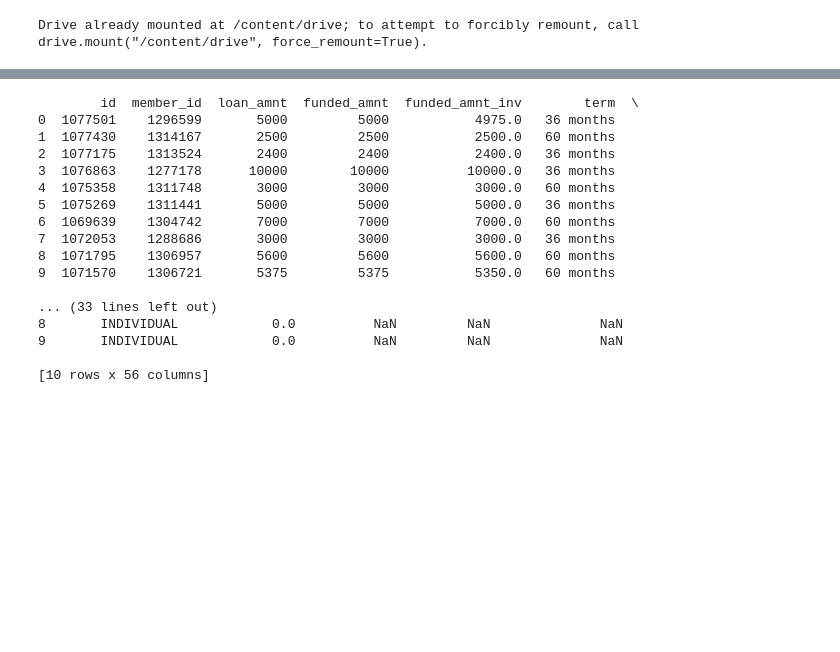
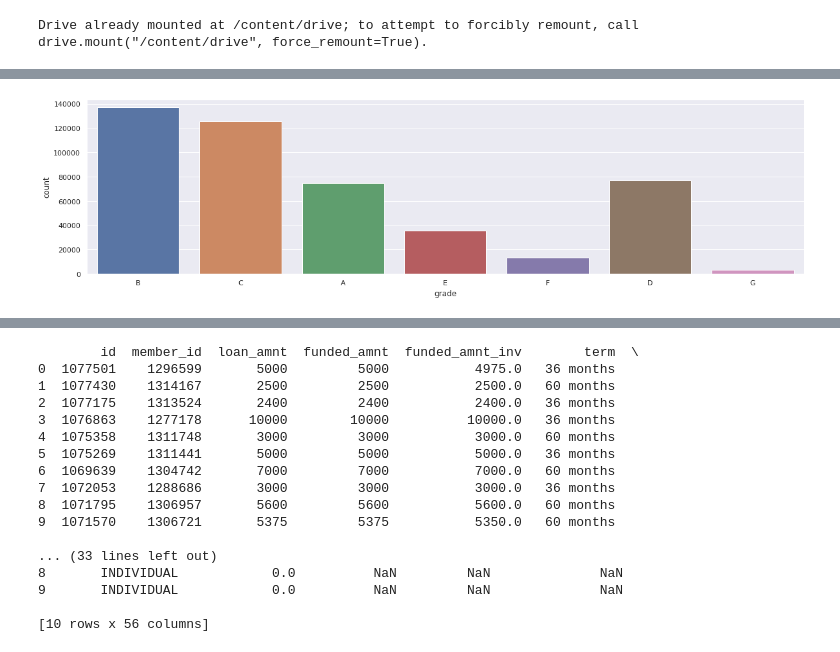
Before and after one commit to lesarmiento37/coder-proyecto, a Jupyter notebook: Copia_de_ProyectoCoderhouse.ipynb, the cells around one changed output, grey strips where cells are left out. Drawn from its saved outputs; the diff is of its cells as text; code cells hidden in the pictures; blank space fills up the shorter version.

```diff
--- a/Copia_de_ProyectoCoderhouse.ipynb
+++ b/Copia_de_ProyectoCoderhouse.ipynb
@@ -72,0 +76,7 @@ plt.tight_layout()
+# %%
+#Se añade conteo de las veces en las que se clasifica en cierto grado de crédito
+plt.figure(figsize = (20,5))
+sns.countplot(x = data['grade'], data = data)
+plt.show()
+# %% [output]
+[figure, added]
```
Also changed, not shown: parts of 5 cells of this notebook.
